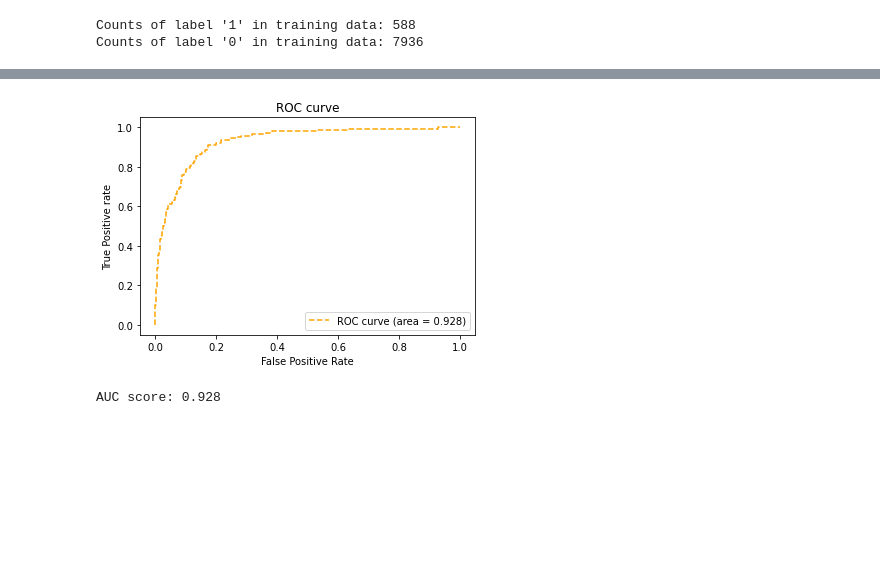
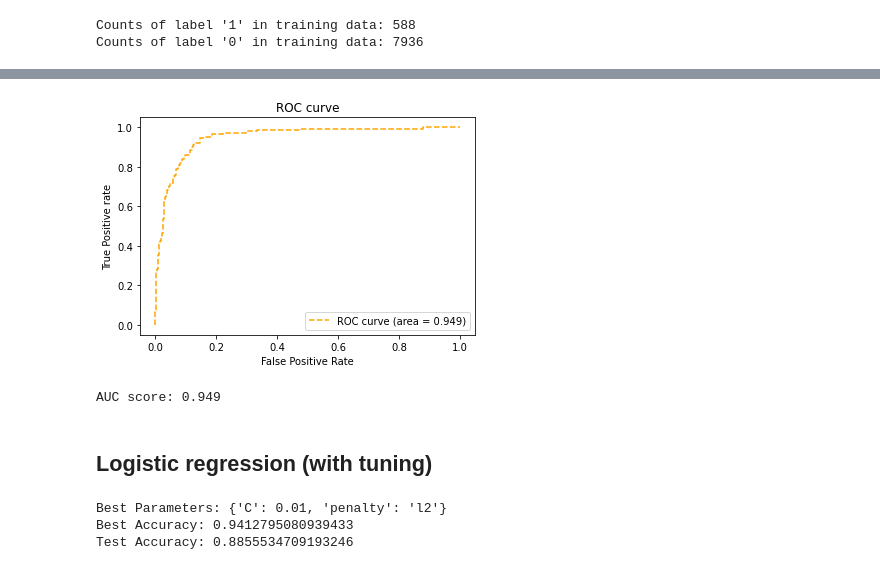
Before and after one commit to cheryltan17/DSA4263-Project, a Jupyter notebook: Models/Models.ipynb, the cells around one changed output, grey strips where cells are left out. Drawn from its saved outputs; the diff is of its cells as text; code cells hidden in the pictures; blank space fills up the shorter version.

Commit message:
Added hyperparameter tuning

```diff
--- a/Models/Models.ipynb
+++ b/Models/Models.ipynb
@@ -23,12 +23,6 @@ categorical_feats = ["Qualification_bachelor's degree", "Salary_Specified", "Typ
                      "Experience_unspecified", "Telecomunication","Qualification_vocational / certification/ professional",
                      "Experience_midsenior level", "Qualification_unspecified", "Type_of_Employment_fulltime"]
 # %%
-def convert_to_array(s):
-    # Clean the string
-    cleaned_str = s.strip('[]').replace('\n', ' ').replace('  ', ' ').strip()
-    # Convert the cleaned string to a NumPy array
-    return np.fromstring(cleaned_str, sep=' ')
-
 for col in embedded_cols:
-    df[col] = df[col].apply(convert_to_array)
+    df[col] = df[col].apply(Models.convert_to_array)
 # %%
@@ -55,7 +52,7 @@ plt.show()
 # %%
-pca = PCA(n_components = 700)
+pca = PCA(n_components = 100)
 X_pca = pca.fit_transform(X_std)
 explained_variance = pca.explained_variance_ratio_
-variance_first_700 = explained_variance.sum()
-print(f"Variance explained by first 700 components: {variance_first_700:.3f}")
+variance_first_100 = explained_variance.sum()
+print(f"Variance explained by first 100 components: {variance_first_100:.3f}")
 # %% [output]
@@ -97,4 +83,4 @@ def resampling_method(method,X_train,y_train):
 # %%
-X_train_balanced, y_train_balanced = resampling_method('Undersampling',X_train,y_train)
+X_train_balanced, y_train_balanced = Models.resampling_method('Oversampling',X_train,y_train)
 # %% [output]
 Resampled class counts:
@@ -157,0 +92,7 @@ def auc_roc(model,model_name,X_test,y_test):
+# %%
+logistic_model = LogisticRegression(solver='liblinear',random_state = 4263)
+
+logistic_model.fit(X_train_balanced, y_train_balanced)
+
+# Make predictions
+y_pred = logistic_model.predict(X_test)
@@ -158,5 +114,5 @@ def auc_roc(model,model_name,X_test,y_test):
 # %%
-auc_roc(model,'Logistic Regression',X_test,y_test)
+Models.auc_roc(logistic_model,'Logistic Regression without tuning',X_test,y_test)
 # %% [output]
-[figure, old version]
+[figure, new version]
-AUC score: 0.928
+AUC score: 0.949
@@ -166,0 +119,29 @@ y_pred = rfc.predict(X_test)
+# %% [markdown]
+## Logistic regression (with tuning)
+# %%
+param_grid = {
+    'C': [0.01, 0.1, 1, 10, 100],  # Regularization strength
+    'penalty': ['l1', 'l2']  # L1 (Lasso) or L2 (Ridge) regularization
+}
+
+# Perform Grid Search with cross-validation
+grid_search = GridSearchCV(logistic_model,
+                           param_grid,
+                           cv=5,
+                           scoring= ['precision','recall'],
+                           refit = 'recall',
+                           n_jobs=-1)
+grid_search.fit(X_train_balanced, y_train_balanced)
+
+# Print the best parameters and corresponding accuracy
+print("Best Parameters:", grid_search.best_params_)
+print("Best Accuracy:", grid_search.best_score_)
+
+# Evaluate on the test set
+best_model = grid_search.best_estimator_
+y_pred = best_model.predict(X_test)
+print("Test Accuracy:", accuracy_score(y_test, y_pred))
+# %% [output]
+Best Parameters: {'C': 0.01, 'penalty': 'l2'}
+Best Accuracy: 0.9412795080939433
+Test Accuracy: 0.8855534709193246
```
Also changed, not shown: parts of 39 cells of this notebook.
